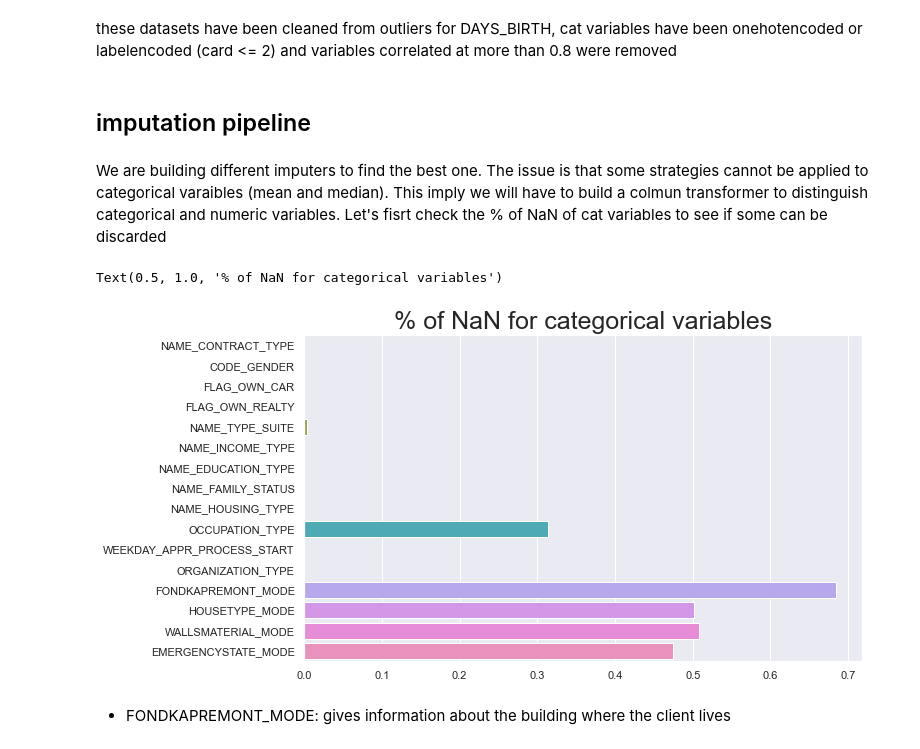
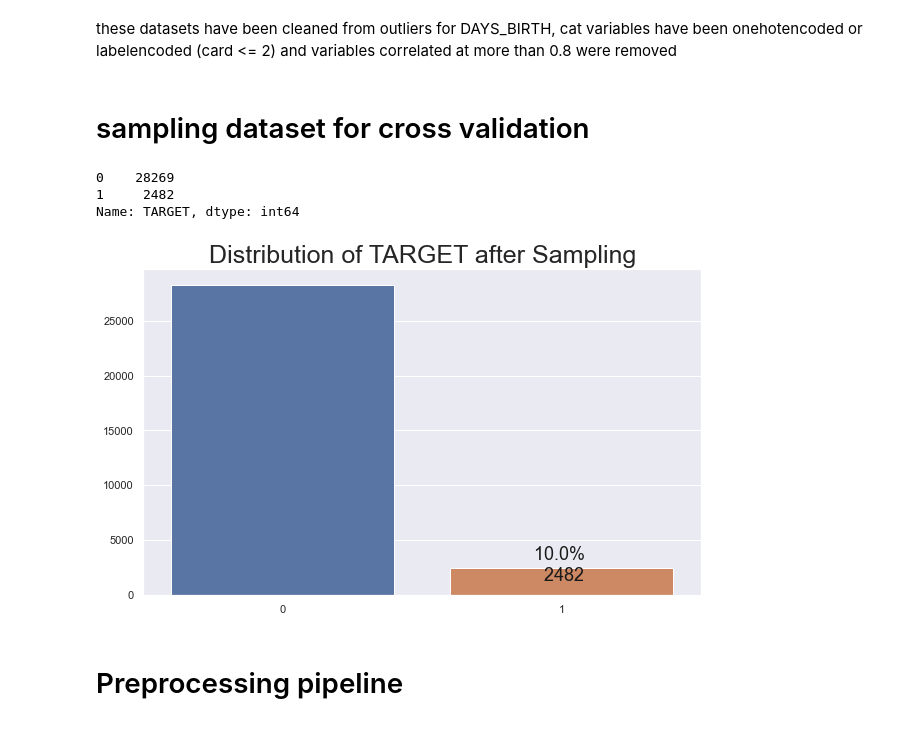
Before and after one commit to vpvinc/P7_loan_scoring_model, a Jupyter notebook: P7_modeling.ipynb, the cells around one changed output. Drawn from its saved outputs; the diff is of its cells as text; code cells hidden in the pictures.

```diff
--- a/P7_modeling.ipynb
+++ b/P7_modeling.ipynb
@@ -56,3 +57,5 @@ train, test = loaded
 dfs_dict= dict()
 dfs_dict["train"] = train
 dfs_dict["test"] = test
+# %% [markdown]
+# sampling dataset for cross validation
@@ -59,5 +64,24 @@ dfs_dict["test"] = test
+# %%
+# sampling the train dataset to make the CV faster, stratifying as per TARGET
+train_sample, val_sample = train_test_split(train, test_size=0.90, stratify=train['TARGET'], random_state=seed)
+# %%
+target_count = train_sample['TARGET'].value_counts()
+target_count
+# %% [output]
+0    28269
+1     2482
+Name: TARGET, dtype: int64
+# %%
+sns.barplot(x=target_count.index, y=target_count.values)
+
+for p in plt.gca().patches:
+    plt.gca().annotate("{:.1%} \n {}".format(round(p.get_height() / sum(target_count.values), 1)
+                                             , round(p.get_height()))                             # % and count
+                        , (p.get_x()+0.4, p.get_height()+2000)                                    # position
+                        , ha='center', va='top', color='k', size=18)                              # kwargs
+
+plt.title('Distribution of TARGET after Sampling', fontsize=25);
+# %% [output]
+[figure, added]
 # %% [markdown]
-## imputation pipeline
+# Preprocessing pipeline
-# %% [markdown]
-We are building different imputers to find the best one. The issue is that some strategies cannot be applied to categorical varaibles (mean and median). This imply we will have to build a colmun transformer to distinguish categorical and numeric variables.
-Let's fisrt check the % of NaN of cat variables to see if some can be discarded
@@ -66,8 +87,0 @@ cat_vars = [cat for cat in train.columns if train[cat].dtype == 'object']
-# %%
-sns.barplot(x=train[cat_vars].isna().mean().values, y=train[cat_vars].columns)
-plt.title("% of NaN for categorical variables", fontsize=25)
-# %% [output]
-Text(0.5, 1.0, '% of NaN for categorical variables')
-[figure, removed]
-# %% [markdown]
-- FONDKAPREMONT_MODE: gives information about the building where the client lives
```
Also changed, not shown: parts of 136 cells of this notebook.
